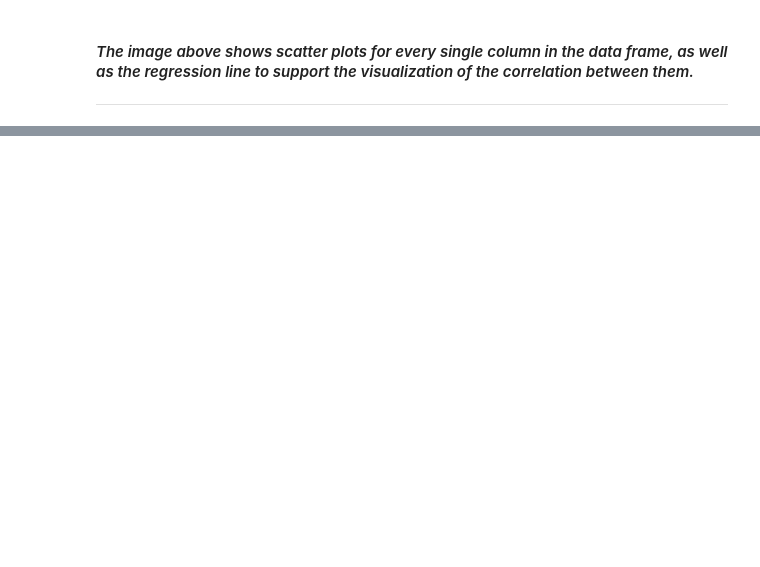
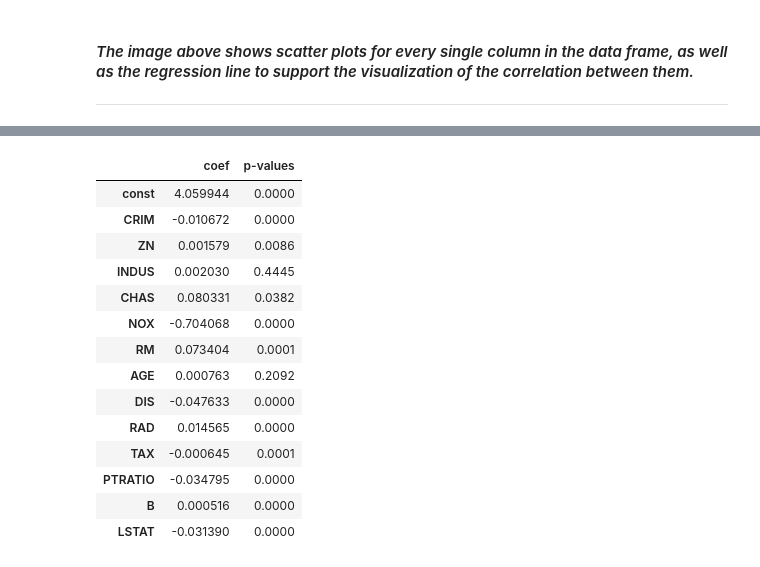
Before and after one commit to playeredlc/DataScience-Learnings, a Jupyter notebook: Linear-Regression/House-Prices-Prediction/house_prices_multivar_regression.ipynb, the cells around one changed output, grey strips where cells are left out. Saved outputs shown, nothing was run; the diff lists cells and outputs as text; code cells hidden in the pictures; blank space fills up the shorter version.

Commit message:
house prices prediction: Coefficients evaluation, p-values.

```diff
--- a/Linear-Regression/House-Prices-Prediction/house_prices_multivar_regression.ipynb
+++ b/Linear-Regression/House-Prices-Prediction/house_prices_multivar_regression.ipynb
@@ -486,0 +494,25 @@ Intercept:  4.059943871775192
+# %%
+x_incl_const = sm.add_constant(X_train) # include the intercept value
+# https://www.statsmodels.org/stable/generated/statsmodels.regression.linear_model.OLS.html#statsmodels.regression.linear_model.OLS
+model = sm.OLS(endog=y_train, exog=x_incl_const) # Ordinary Least Square, returns lin reg model
+results = model.fit() # fit method from OLS, returns RegressionResults
+
+# RegressionResults class:
+# https://www.statsmodels.org/stable/generated/statsmodels.regression.linear_model.RegressionResults.html#statsmodels.regression.linear_model.RegressionResults
+pd.DataFrame({'coef': results.params, 'p-values': round(results.pvalues, 4)})
+# %% [output]
+|  | coef | p-values |
+| const | 4.059944 | 0.0000 |
+| CRIM | -0.010672 | 0.0000 |
+| ZN | 0.001579 | 0.0086 |
+| INDUS | 0.002030 | 0.4445 |
+| CHAS | 0.080331 | 0.0382 |
+| NOX | -0.704068 | 0.0000 |
+| RM | 0.073404 | 0.0001 |
+| AGE | 0.000763 | 0.2092 |
+| DIS | -0.047633 | 0.0000 |
+| RAD | 0.014565 | 0.0000 |
+| TAX | -0.000645 | 0.0001 |
+| PTRATIO | -0.034795 | 0.0000 |
+| B | 0.000516 | 0.0000 |
+| LSTAT | -0.031390 | 0.0000 |
```
Also changed, not shown: parts of 41 cells of this notebook.
